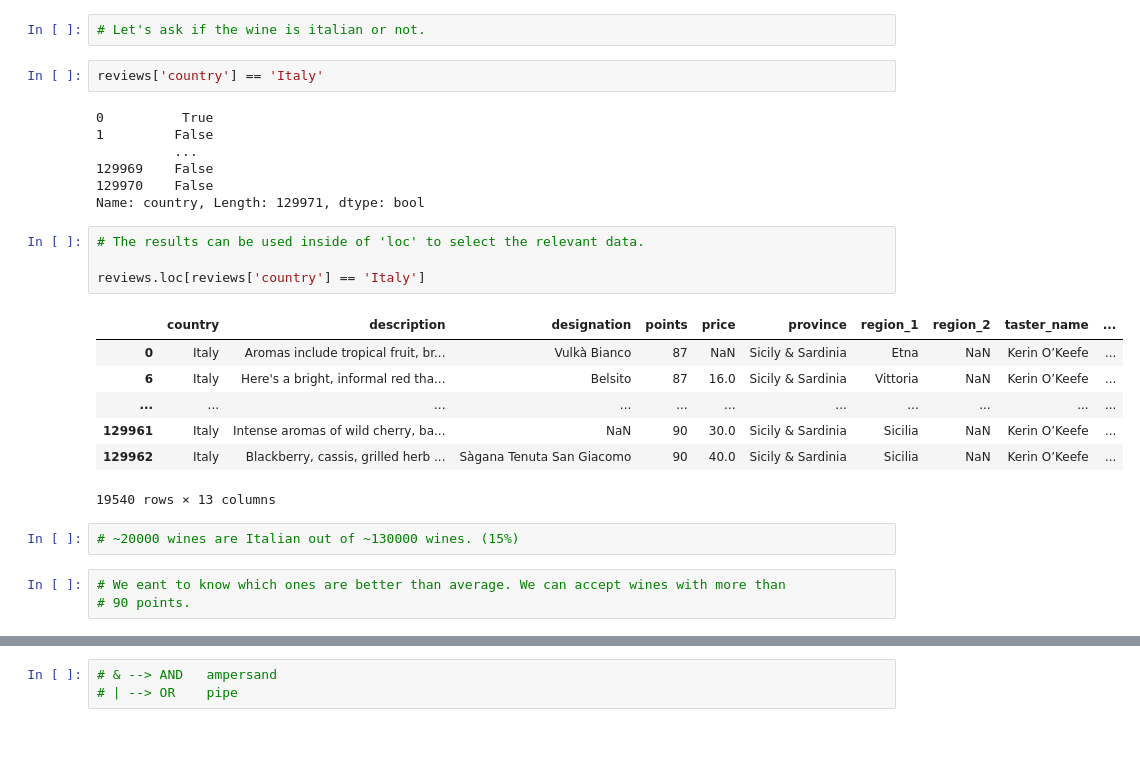
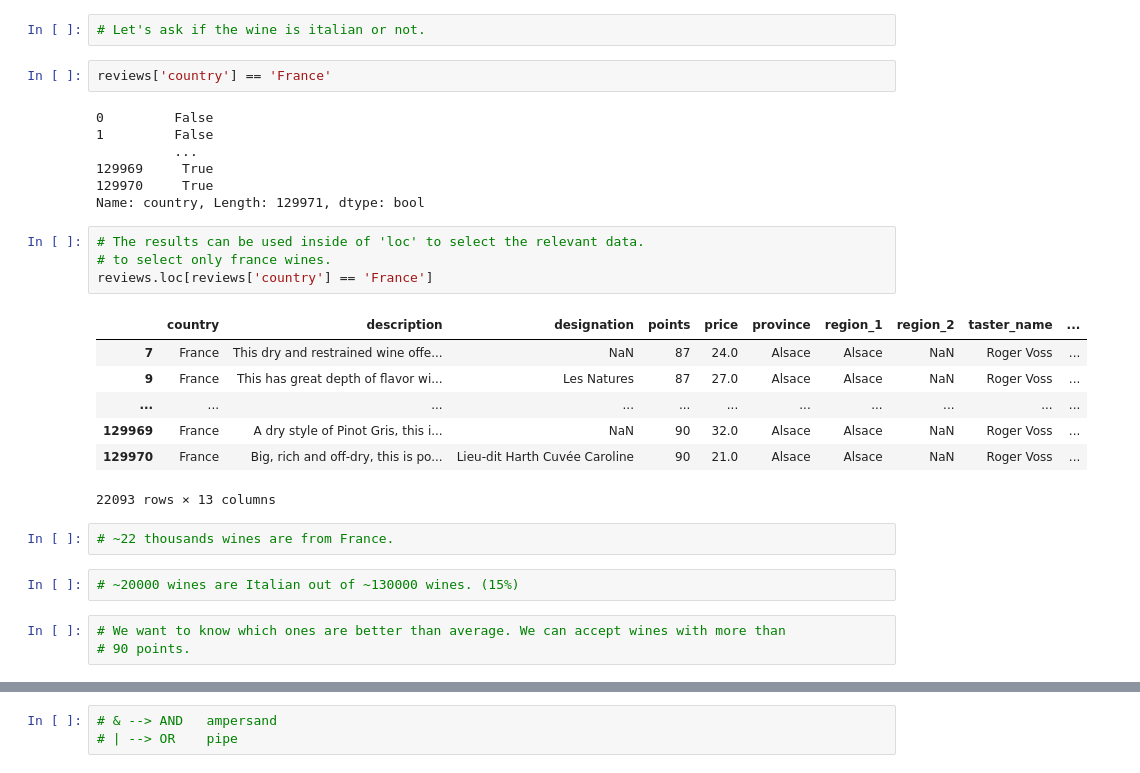
Before and after one commit to filibtester/DATASCIENCE, a Jupyter notebook: pandas_tutorial2.ipynb, the cells around one changed output, grey strips where cells are left out. Saved outputs shown, nothing was run; the diff lists cells and outputs as text; blank space fills up the shorter version.

```diff
--- a/pandas_tutorial2.ipynb
+++ b/pandas_tutorial2.ipynb
@@ -237,29 +237,31 @@ reviews.set_index("title")     # we set index to title field
 # %%
 # Let's ask if the wine is italian or not.
 # %%
-reviews['country'] == 'Italy'
+reviews['country'] == 'France'
 # %% [output]
-0          True
+0         False
 1         False
           ...
-129969    False
-129970    False
+129969     True
+129970     True
 Name: country, Length: 129971, dtype: bool
 # %%
 # The results can be used inside of 'loc' to select the relevant data.
-
-reviews.loc[reviews['country'] == 'Italy']
+# to select only france wines.
+reviews.loc[reviews['country'] == 'France']
 # %% [output]
 |  | country | description | designation | points | price | province | region_1 | region_2 | taster_name | ... |
-| 0 | Italy | Aromas include tropical fruit, br... | Vulkà Bianco | 87 | NaN | Sicily & Sardinia | Etna | NaN | Kerin O’Keefe | ... |
-| 6 | Italy | Here's a bright, informal red tha... | Belsito | 87 | 16.0 | Sicily & Sardinia | Vittoria | NaN | Kerin O’Keefe | ... |
+| 7 | France | This dry and restrained wine offe... | NaN | 87 | 24.0 | Alsace | Alsace | NaN | Roger Voss | ... |
+| 9 | France | This has great depth of flavor wi... | Les Natures | 87 | 27.0 | Alsace | Alsace | NaN | Roger Voss | ... |
 | ... | ... | ... | ... | ... | ... | ... | ... | ... | ... | ... |
-| 129961 | Italy | Intense aromas of wild cherry, ba... | NaN | 90 | 30.0 | Sicily & Sardinia | Sicilia | NaN | Kerin O’Keefe | ... |
-| 129962 | Italy | Blackberry, cassis, grilled herb ... | Sàgana Tenuta San Giacomo | 90 | 40.0 | Sicily & Sardinia | Sicilia | NaN | Kerin O’Keefe | ... |
+| 129969 | France | A dry style of Pinot Gris, this i... | NaN | 90 | 32.0 | Alsace | Alsace | NaN | Roger Voss | ... |
+| 129970 | France | Big, rich and off-dry, this is po... | Lieu-dit Harth Cuvée Caroline | 90 | 21.0 | Alsace | Alsace | NaN | Roger Voss | ... |
-19540 rows × 13 columns
+22093 rows × 13 columns
+# %%
+# ~22 thousands wines are from France.
 # %%
 # ~20000 wines are Italian out of ~130000 wines. (15%)
 # %%
-# We eant to know which ones are better than average. We can accept wines with more than
+# We want to know which ones are better than average. We can accept wines with more than
 # 90 points.
 # %%
```
Also changed, not shown: parts of 4 cells of this notebook, 3 other files.
